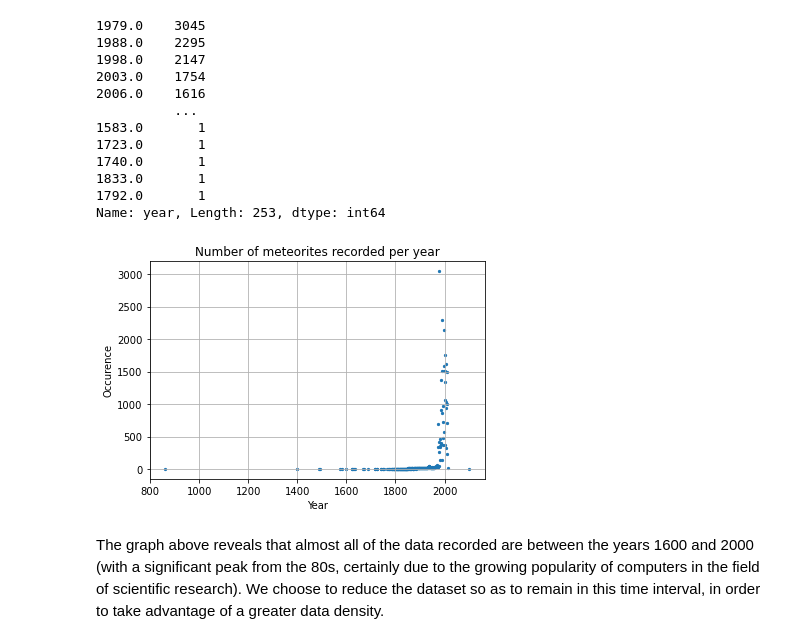
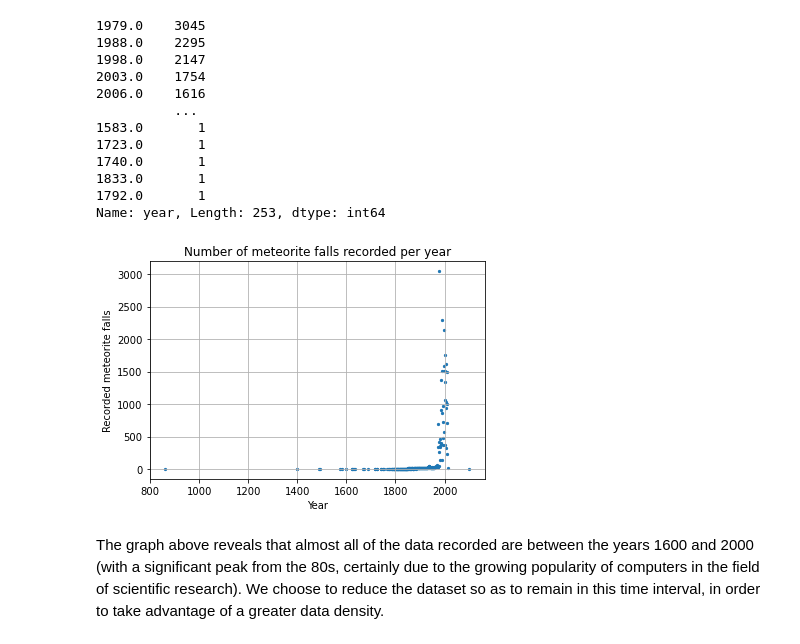
Before and after one commit to Kartmaan/Meteorite_landings, a Jupyter notebook: meteorite_landings.ipynb, the cells around one changed output. Cells and saved outputs as stored; diff of their text form; code cells hidden in the pictures.

```diff
--- a/meteorite_landings.ipynb
+++ b/meteorite_landings.ipynb
@@ -91,14 +117,14 @@ Name: year, Length: 253, dtype: int64
 # %%
 x = years_val.index
 y = years_val.values
 
 plt.scatter(x, y, s = 5)
-plt.title('Number of meteorites recorded per year')
+plt.title('Number of meteorite falls recorded per year')
 plt.xlabel('Year')
-plt.ylabel('Occurence')
+plt.ylabel('Recorded meteorite falls')
 plt.grid()
 # %% [output]
-[figure, old version]
+[figure, new version]
 # %% [markdown]
 The graph above reveals that almost all of the data recorded are between the years 1600 and 2000 (with a significant peak from the 80s, certainly due to the growing popularity of computers in the field of scientific research). We choose to reduce the dataset so as to remain in this time interval, in order to take advantage of a greater data density.
 # %%
```
Also changed, not shown: parts of 16 cells of this notebook.
